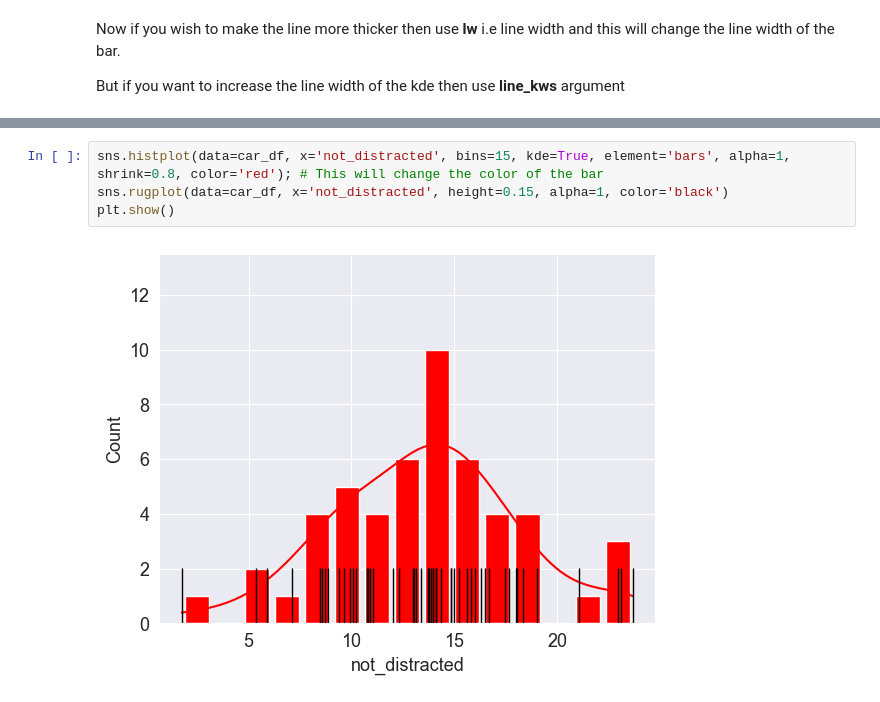
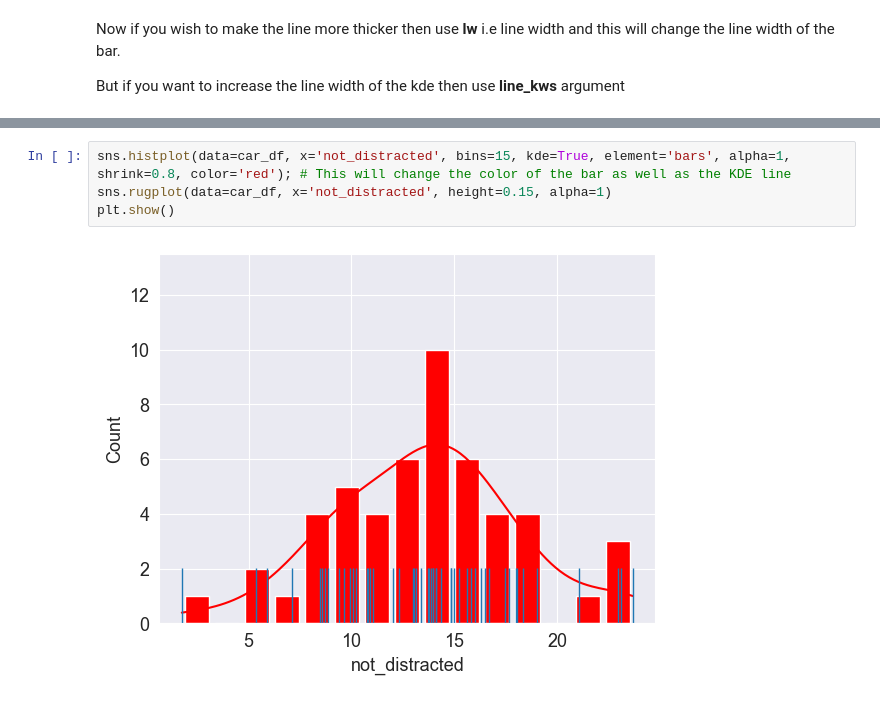
Before and after one commit to piyush-verma020/Data-Analysis, a Jupyter notebook: Data_analysis_further_notes.ipynb, the cells around one changed output, grey strips where cells are left out. Drawn from its saved outputs; the diff is of its cells as text.

```diff
--- a/Data_analysis_further_notes.ipynb
+++ b/Data_analysis_further_notes.ipynb
@@ -578,6 +577,6 @@ plt.show()
 # %%
-sns.histplot(data=car_df, x='not_distracted', bins=15, kde=True, element='bars', alpha=1, shrink=0.8, color='red'); # This will change the color of the bar
-sns.rugplot(data=car_df, x='not_distracted', height=0.15, alpha=1, color='black')
+sns.histplot(data=car_df, x='not_distracted', bins=15, kde=True, element='bars', alpha=1, shrink=0.8, color='red'); # This will change the color of the bar as well as the KDE line
+sns.rugplot(data=car_df, x='not_distracted', height=0.15, alpha=1)
 plt.show()
 # %% [output]
-[figure, old version]
+[figure, new version]
```
Also changed, not shown: parts of 12 cells of this notebook.
